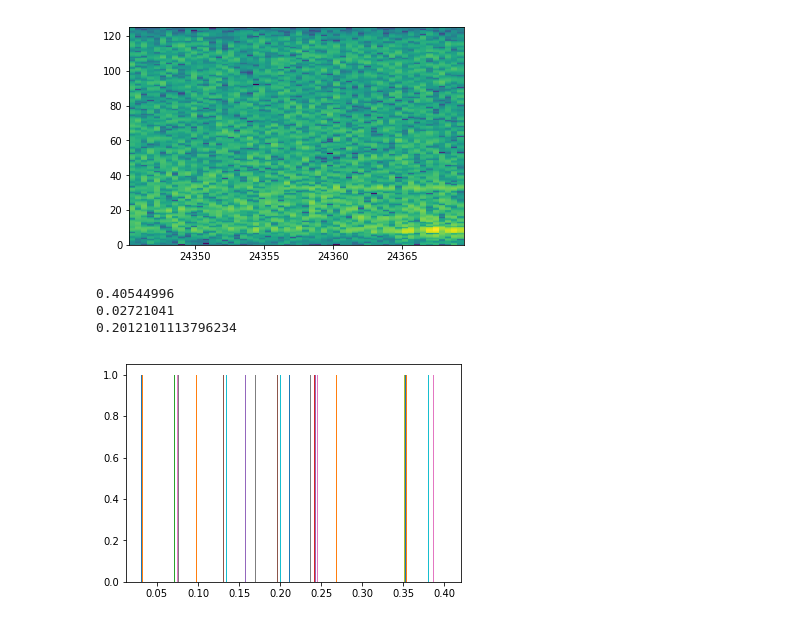
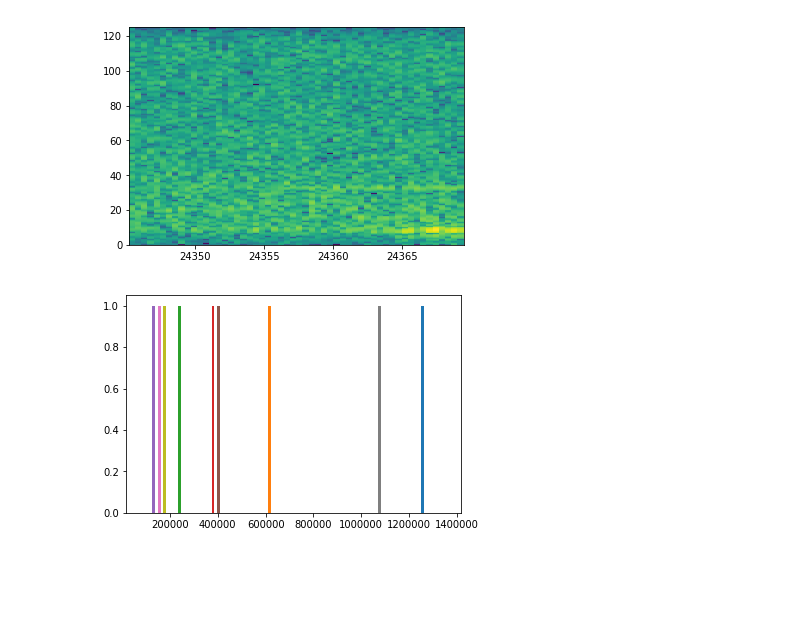
Before and after one commit to grace3999/USV_Python, a Jupyter notebook: Notebooks/Spectrogram.ipynb, the cells around one changed output. Cells and saved outputs as stored; diff of their text form; code cells hidden in the pictures; blank space fills up the shorter version.

```diff
--- a/Notebooks/Spectrogram.ipynb
+++ b/Notebooks/Spectrogram.ipynb
@@ -101,4 +147,7 @@ print(end - start)
 # %%
+start = time.time()
 spec_slices_df = pd.DataFrame(spec_slices_ravel).T
+end = time.time()
+print(end - start)
 spec_slices_df.head()
 # %% [output]
@@ -433,7 +518,7 @@ annot_535.head()
 | 3 | 183 | 183 | 19.109271 | 19.109271 | 27777.8 | 27777.8 | 0.000 | ... |
 | 4 | 184 | 184 | 22.832750 | 22.878249 | 4050.9 | 27584.9 | 0.045 | ... |
 # %%
-annot_535_low = annot_535[annot_535['Annotation'].str.contains('low', regex=False)]
-print(annot_535_low.shape)
-annot_535_low.head()
+annot_535_low_multi = annot_535[annot_535['Annotation'].str.contains('low multi', regex=False)]
+print(annot_535_low_multi.shape)
+annot_535_low_multi.head()
 # %% [output]
@@ -445,7 +530,7 @@ annot_535_low.head()
 | 5 | 185 | 185 | 22.931125 | 22.977238 | 4629.6 | 28549.4 | 0.046 | ... |
 | 6 | 186 | 186 | 23.037493 | 23.076228 | 5594.1 | 25463.0 | 0.039 | ... |
 # %%
-annot_slice_df = spec_slices_df.loc[annot_535_low['time_stamp']]
-print(annot_slice_df.shape)
-annot_slice_df.head()
+annot_535_low_multi_slices = spec_slices_df.loc[annot_535_low_multi['time_stamp']]
+print(annot_535_low_multi_slices.shape)
+annot_535_low_multi_slices.head()
 # %% [output]
@@ -457,3 +542,7 @@ annot_slice_df.head()
 | 22927.5 | 0.001184 | 0.536350 | 0.006682 | 0.034802 | 1.824941 | 0.060408 | 0.356312 | 0.534787 | 0.019283 | 0.995333 | ... | ... |
 | 23017.5 | 0.002568 | 0.632310 | 0.063833 | 0.140785 | 0.003965 | 0.098860 | 0.059881 | 0.025096 | 0.090546 | 0.027682 | ... | ... |
 5 rows × 14135 columns
+# %%
+annot_features_df_535_low_multi_slices = find_features(annot_535_low_multi_slices)
+print(annot_features_df_535_low_multi_slices.shape)
+annot_features_df_535_low_multi_slices
@@ -483,14 +591,5 @@ def make_spec_flat_df(data):
-# %%
-annot_flat_df = make_spec_flat_df(annot_slice_df)
-print(annot_flat_df['spec_flat'].max())
-print(annot_flat_df['spec_flat'].min())
-print(annot_flat_df['spec_flat'].mean())
-# %% [output]
-0.40544996
-0.02721041
-0.2012101113796234
 # %%
-plt.hist(annot_flat_df['spec_flat'].values)
+plt.hist(annot_features_df_535_low_multi_slices['power_sum'].values)
 plt.show()
 # %% [output]
-[figure, old version]
+[figure, new version]
```
Also changed, not shown: parts of 26 cells of this notebook, 3 other files.
